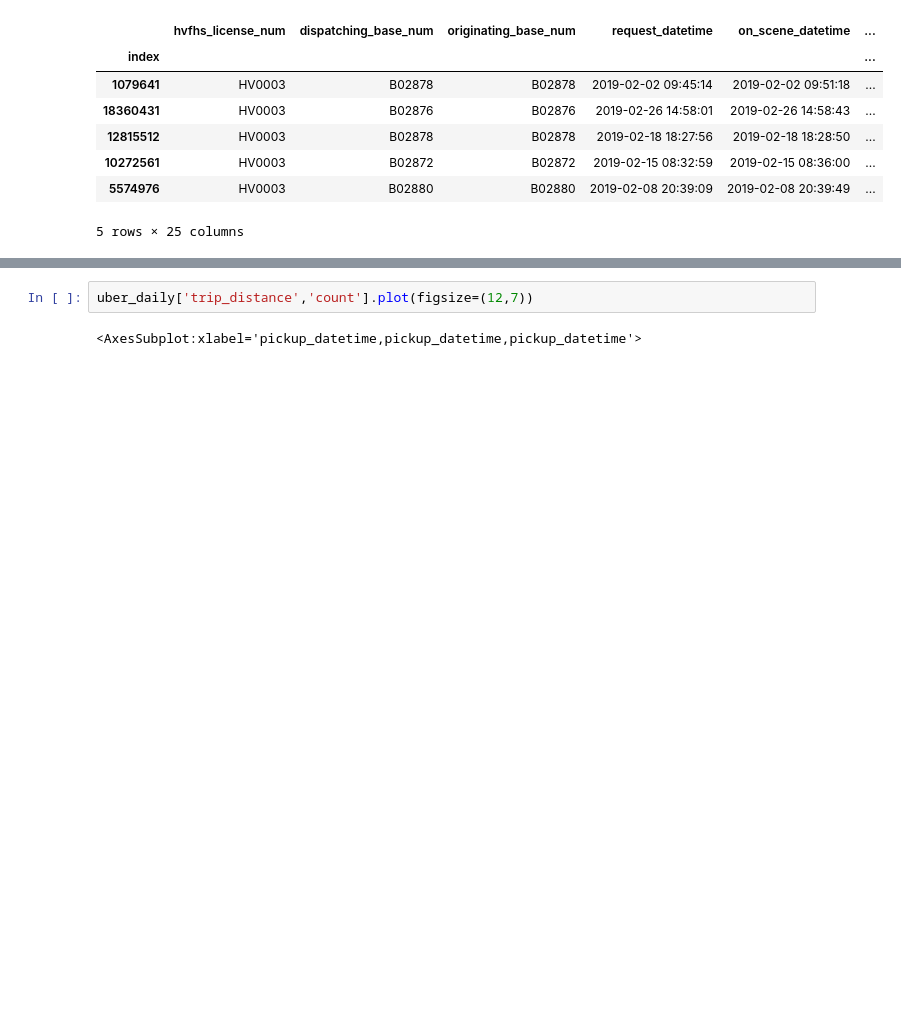
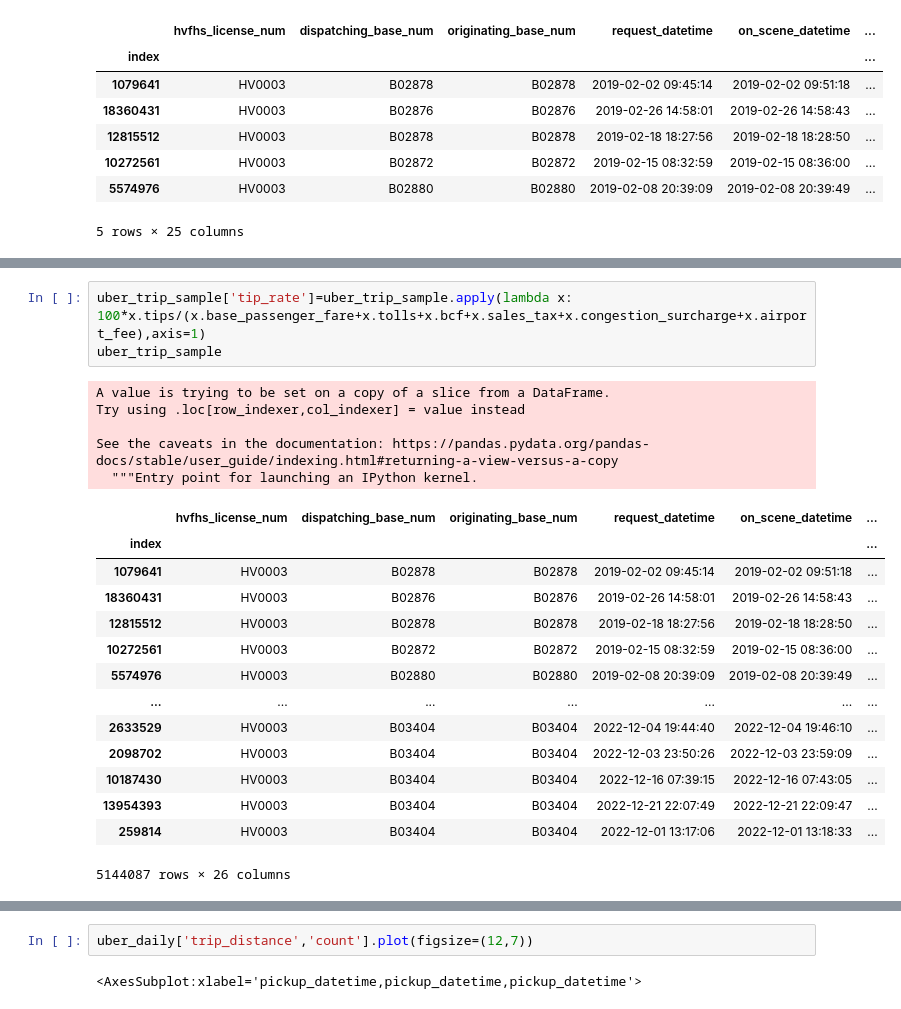
Before and after one commit to MixGolem0430/uber_research, a Jupyter notebook: fhvhv_regression.ipynb, the cells around one changed output, grey strips where cells are left out. Saved outputs shown, nothing was run; the diff lists cells and outputs as text; blank space fills up the shorter version.

```diff
--- a/fhvhv_regression.ipynb
+++ b/fhvhv_regression.ipynb
@@ -126,3 +137,26 @@ uber_trip_sample.head()
+# %%
+uber_trip_sample['tip_rate']=uber_trip_sample.apply(lambda x: 100*x.tips/(x.base_passenger_fare+x.tolls+x.bcf+x.sales_tax+x.congestion_surcharge+x.airport_fee),axis=1)
+uber_trip_sample
+# %% [output]
+A value is trying to be set on a copy of a slice from a DataFrame.
+Try using .loc[row_indexer,col_indexer] = value instead
+
+See the caveats in the documentation: https://pandas.pydata.org/pandas-docs/stable/user_guide/indexing.html#returning-a-view-versus-a-copy
+  """Entry point for launching an IPython kernel.
+|  | hvfhs_license_num | dispatching_base_num | originating_base_num | request_datetime | on_scene_datetime | ... |
+| index |  |  |  |  |  | ... |
+| 1079641 | HV0003 | B02878 | B02878 | 2019-02-02 09:45:14 | 2019-02-02 09:51:18 | ... |
+| 18360431 | HV0003 | B02876 | B02876 | 2019-02-26 14:58:01 | 2019-02-26 14:58:43 | ... |
+| 12815512 | HV0003 | B02878 | B02878 | 2019-02-18 18:27:56 | 2019-02-18 18:28:50 | ... |
+| 10272561 | HV0003 | B02872 | B02872 | 2019-02-15 08:32:59 | 2019-02-15 08:36:00 | ... |
+| 5574976 | HV0003 | B02880 | B02880 | 2019-02-08 20:39:09 | 2019-02-08 20:39:49 | ... |
+| ... | ... | ... | ... | ... | ... | ... |
+| 2633529 | HV0003 | B03404 | B03404 | 2022-12-04 19:44:40 | 2022-12-04 19:46:10 | ... |
+| 2098702 | HV0003 | B03404 | B03404 | 2022-12-03 23:50:26 | 2022-12-03 23:59:09 | ... |
+| 10187430 | HV0003 | B03404 | B03404 | 2022-12-16 07:39:15 | 2022-12-16 07:43:05 | ... |
+| 13954393 | HV0003 | B03404 | B03404 | 2022-12-21 22:07:49 | 2022-12-21 22:09:47 | ... |
+| 259814 | HV0003 | B03404 | B03404 | 2022-12-01 13:17:06 | 2022-12-01 13:18:33 | ... |
+5144087 rows × 26 columns
 # %%
 uber_daily = uber_trip_sample.groupby([uber_trip_sample.pickup_datetime.dt.year,
                                        uber_trip_sample.pickup_datetime.dt.month,
```
Also changed, not shown: parts of 10 cells of this notebook.
